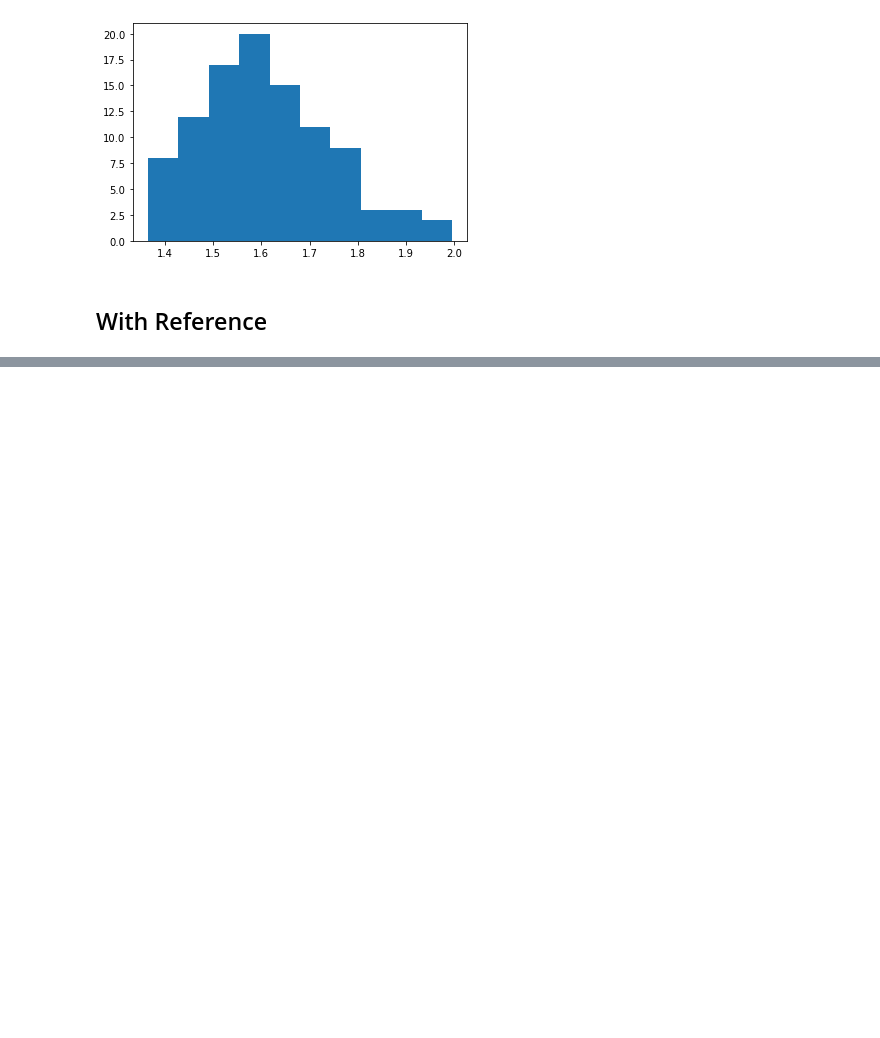
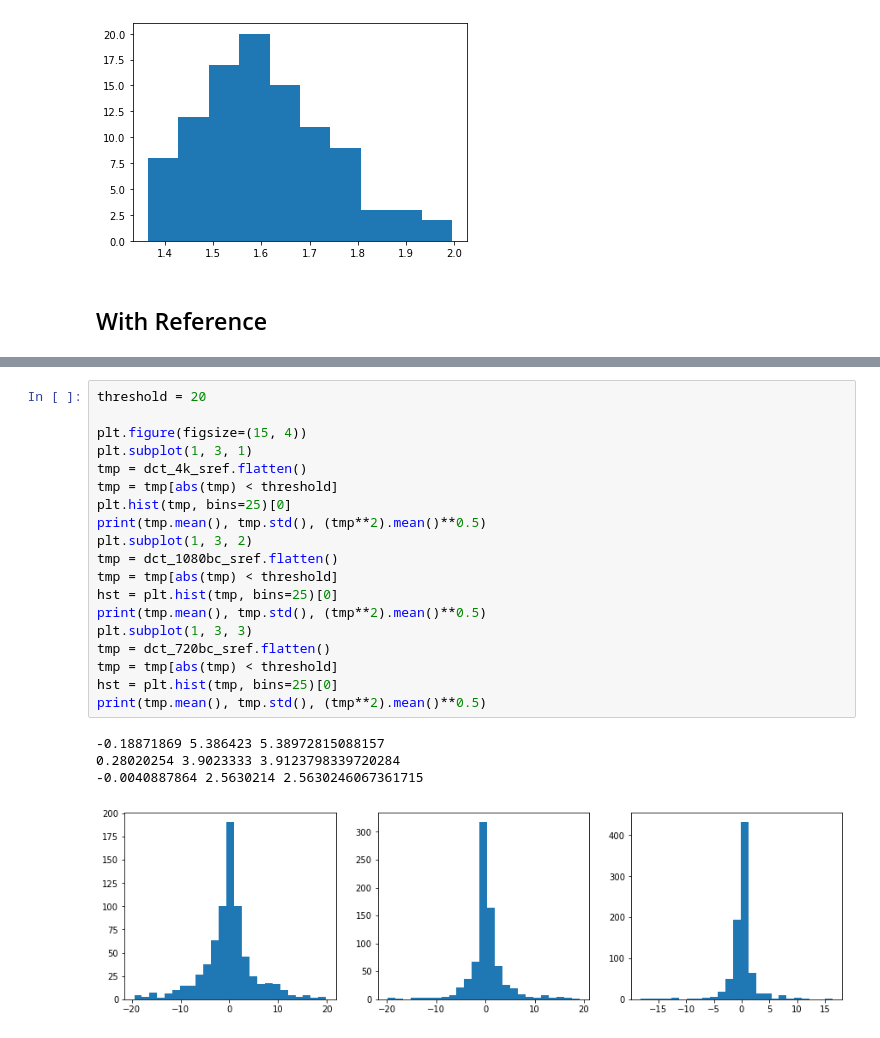
Before and after one commit to xushangning/cs386, a Jupyter notebook: 3-UHD/code/DCT_Judger.ipynb, the cells around one changed output, grey strips where cells are left out. Cells and saved outputs as stored; diff of their text form; blank space fills up the shorter version.

```diff
--- a/3-UHD/code/DCT_Judger.ipynb
+++ b/3-UHD/code/DCT_Judger.ipynb
@@ -213,0 +256,24 @@ plt.hist(tmp[abs(tmp) < threshold], bins=25)
+# %%
+threshold = 20
+
+plt.figure(figsize=(15, 4))
+plt.subplot(1, 3, 1)
+tmp = dct_4k_sref.flatten()
+tmp = tmp[abs(tmp) < threshold]
+plt.hist(tmp, bins=25)[0]
+print(tmp.mean(), tmp.std(), (tmp**2).mean()**0.5)
+plt.subplot(1, 3, 2)
+tmp = dct_1080bc_sref.flatten()
+tmp = tmp[abs(tmp) < threshold]
+hst = plt.hist(tmp, bins=25)[0]
+print(tmp.mean(), tmp.std(), (tmp**2).mean()**0.5)
+plt.subplot(1, 3, 3)
+tmp = dct_720bc_sref.flatten()
+tmp = tmp[abs(tmp) < threshold]
+hst = plt.hist(tmp, bins=25)[0]
+print(tmp.mean(), tmp.std(), (tmp**2).mean()**0.5)
+# %% [output]
+-0.18871869 5.386423 5.38972815088157
+0.28020254 3.9023333 3.9123798339720284
+-0.0040887864 2.5630214 2.5630246067361715
+[figure, added]
```
Also changed, not shown: parts of 26 cells of this notebook, 1 other file.
